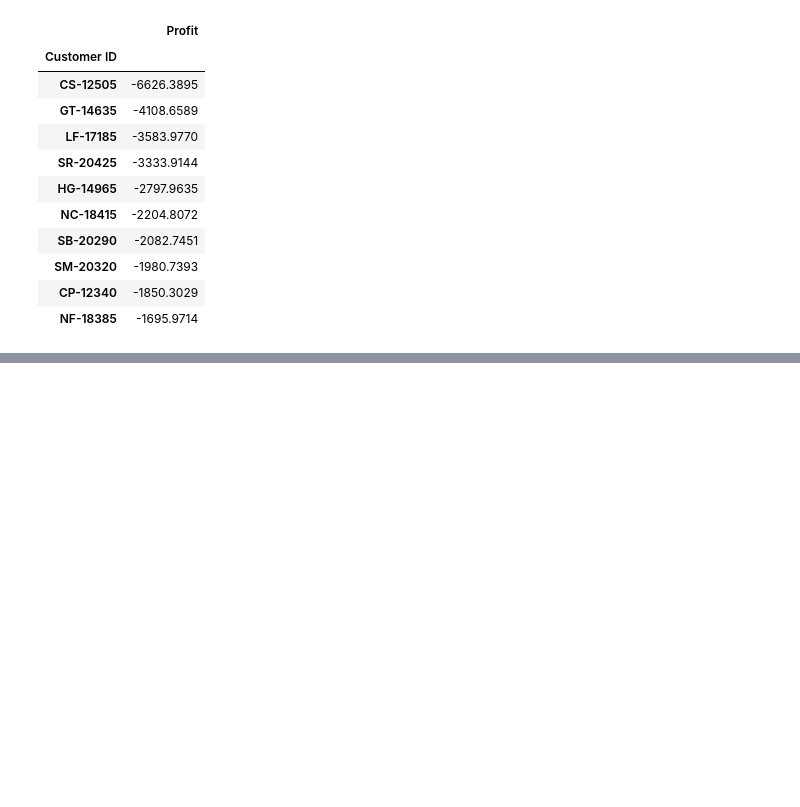
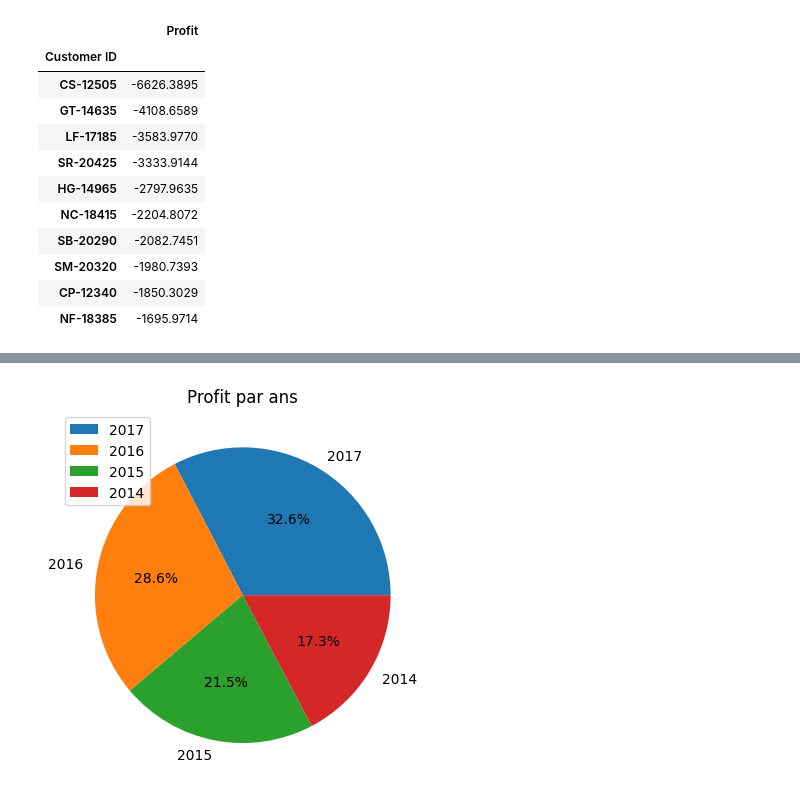
Before and after one commit to GitAlberto/LaravelProject, a Jupyter notebook: Projet3.ipynb, the cells around one changed output, grey strips where cells are left out. Saved outputs shown, nothing was run; the diff lists cells and outputs as text; code cells hidden in the pictures; blank space fills up the shorter version.

```diff
--- a/Projet3.ipynb
+++ b/Projet3.ipynb
@@ -986,0 +1056,8 @@ df_copy.groupby('Customer ID').agg({'Profit': 'sum'}).sort_values(by='Profit', a
+# %%
+# Pie plot du Profit par ans
+df_copy.groupby(df_copy['Order Date'].dt.year).agg({'Profit': 'sum'}).sort_values(by='Profit', ascending=False).plot(kind='pie', y='Profit', autopct='%1.1f%%')
+plt.title('Profit par ans')
+plt.ylabel('')
+plt.show()
+# %% [output]
+[figure, added]
```
Also changed, not shown: parts of 27 cells of this notebook.
